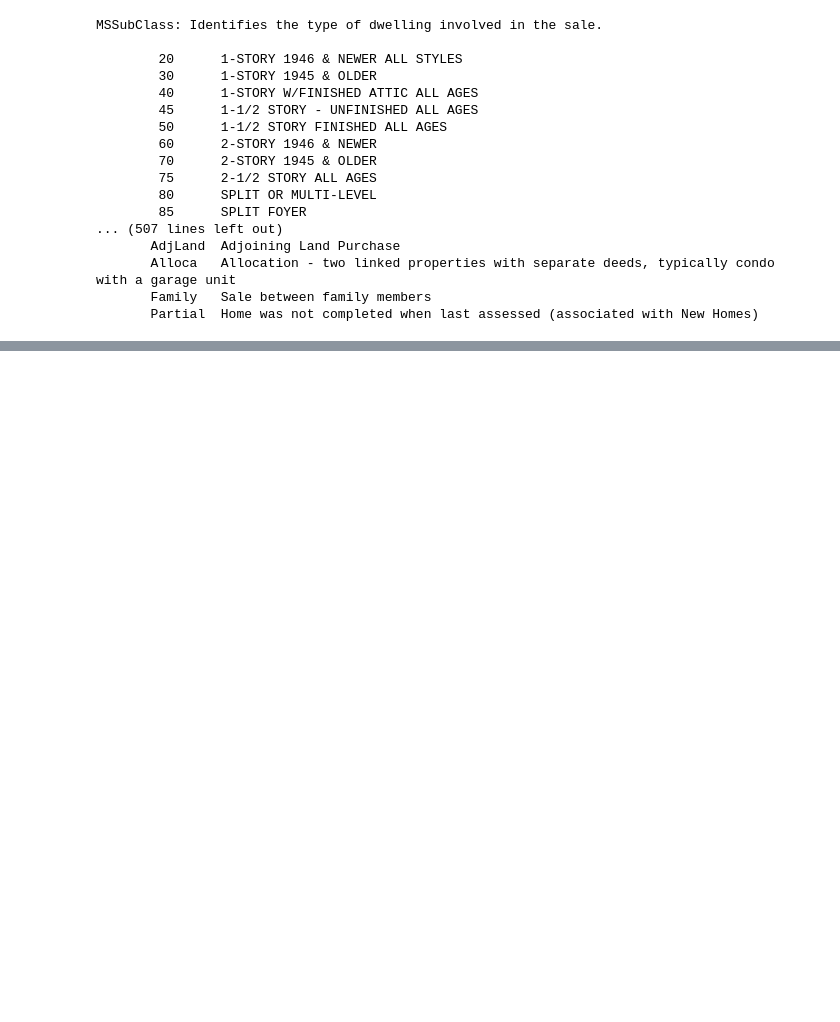
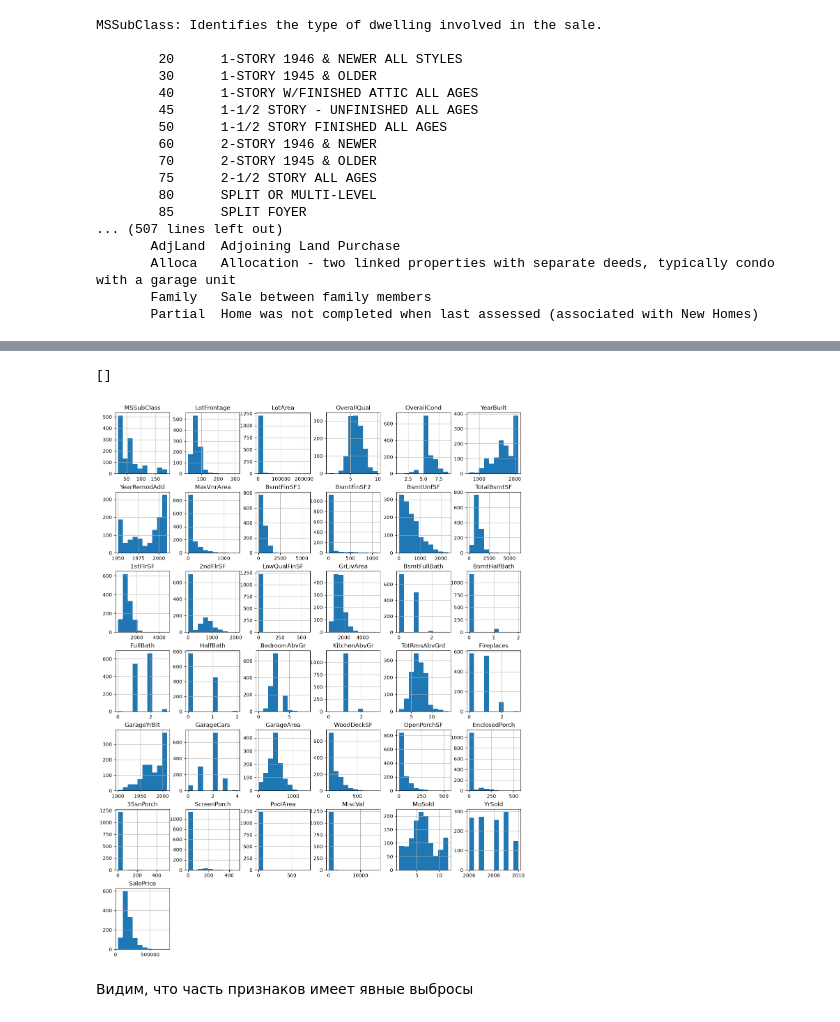
Before and after one commit to tarma3v/HousePrices, a Jupyter notebook: notebooks/EDA.ipynb, the cells around one changed output, grey strips where cells are left out. Drawn from its saved outputs; the diff is of its cells as text; code cells hidden in the pictures; blank space fills up the shorter version.

```diff
--- a/notebooks/EDA.ipynb
+++ b/notebooks/EDA.ipynb
@@ -63,0 +128,8 @@ MSSubClass: Identifies the type of dwelling involved in the sale.
+# %%
+df_train.select_dtypes(include = ['float64', 'int64']).hist(figsize=(15, 20))
+plt.plot()
+# %% [output]
+[]
+[figure, added]
+# %% [markdown]
+Видим, что часть признаков имеет явные выбросы
```
Also changed, not shown: parts of 56 cells of this notebook, 3 other files.
